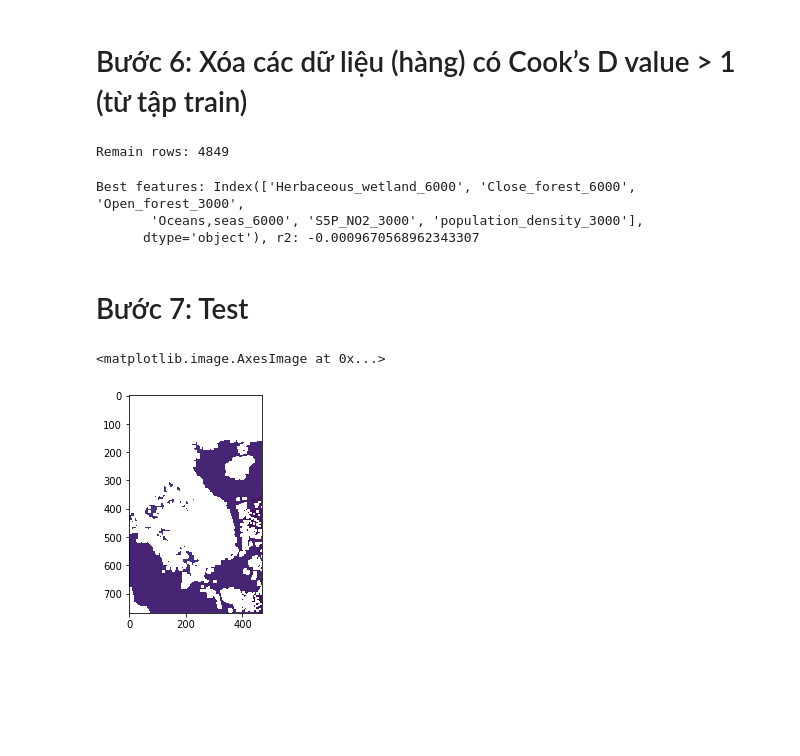
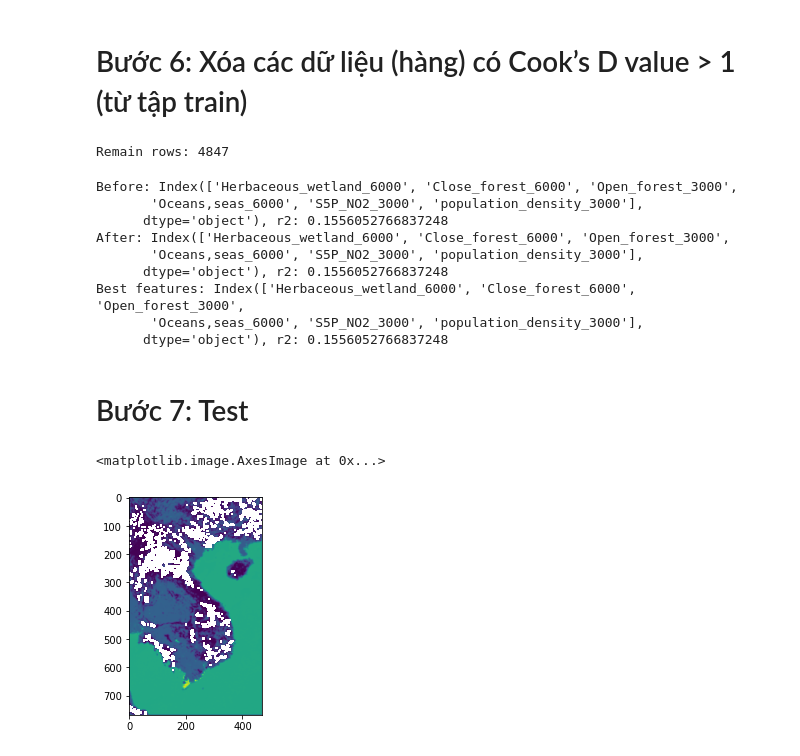
Before and after one commit to Minology/cvdhd-escape, a Jupyter notebook: land_use_regression.ipynb, the cells around one changed output. Saved outputs shown, nothing was run; the diff lists cells and outputs as text; code cells hidden in the pictures; blank space fills up the shorter version.

```diff
--- a/land_use_regression.ipynb
+++ b/land_use_regression.ipynb
@@ -324,26 +330,34 @@ def cal_cooks_distance(x, y, threshold):
     for i in range(len(cooks[0])):
         if cooks[0][i] <= threshold:
             rows.append(i)
-    return x.iloc[rows], y.iloc[rows]
+    return x.iloc[rows].drop(columns=['const']), y.iloc[rows]
 # %%
 COOKS_D_THRESHOLD = 1
-x, y = cal_cooks_distance(train_data[features], train_data['NO2'], COOKS_D_THRESHOLD)
+x_cook, y_cook = cal_cooks_distance(train_data[chosen_features], train_data['NO2'], COOKS_D_THRESHOLD)
 
-print(f"Remain rows: {len(x)}")
+print(f"Remain rows: {len(x_cook)}")
 # %% [output]
-Remain rows: 4849
+Remain rows: 4847
 # %%
 #  Train lại, so sánh với các mô hình trước.
-_, adjusted_r2 = get_model_and_r2(features)
+model_cook, adjusted_r2 = get_model_and_r2(chosen_features, x_cook, y_cook)
+print(f"Before: {chosen_features}, r2: {current_r2}")
+print(f"After: {chosen_features}, r2: {adjusted_r2}")
 if adjusted_r2 > current_r2:
-    chosen_features = features
     current_r2 = adjusted_r2
+    best_model = model_cook
 
 print(f"Best features: {chosen_features}, r2: {current_r2}")
 # %% [output]
+Before: Index(['Herbaceous_wetland_6000', 'Close_forest_6000', 'Open_forest_3000',
+       'Oceans,seas_6000', 'S5P_NO2_3000', 'population_density_3000'],
+      dtype='object'), r2: 0.1556052766837248
+After: Index(['Herbaceous_wetland_6000', 'Close_forest_6000', 'Open_forest_3000',
+       'Oceans,seas_6000', 'S5P_NO2_3000', 'population_density_3000'],
+      dtype='object'), r2: 0.1556052766837248
 Best features: Index(['Herbaceous_wetland_6000', 'Close_forest_6000', 'Open_forest_3000',
        'Oceans,seas_6000', 'S5P_NO2_3000', 'population_density_3000'],
-      dtype='object'), r2: -0.0009670568962343307
+      dtype='object'), r2: 0.1556052766837248
 # %% [markdown]
 # Bước 7: Test
 # %%
@@ -397,8 +409,6 @@ def CreateGeoTiff(NewFilePath, Array, driver, NDV,
     DataSet.GetRasterBand(1).SetNoDataValue(NDV)
     return NewFilePath
 # %%
-TEST_THRESHOLD = 300
-
 def test_date(date):
     templateFilePath = r'data/template.tif'
     array = ReadGeoTiff(templateFilePath)
@@ -410,7 +420,7 @@ def test_date(date):
     for i in range(len(no2)):
         lat, lon = test_locations[i]
         x, y = lat_to_x(lat), lon_to_y(lon)
-        if no2[i] > TEST_THRESHOLD:
+        if no2[i] >= 0:
             array[round(x)][round(y)] = no2[i]
 
     NDV, xsize, ysize, GeoT, Projection, DataType = GetGeoInfo(templateFilePath)
@@ -420,9 +430,9 @@ def test_date(date):
                                array, driver, NDV, xsize, ysize, GeoT, Projection, DataType)
     return array
 # %%
-# Thử test ngày 3/1/2019 và trực quan hóa kết quả
-output = test_date(datetime.datetime(2019, 1, 3))
+# Thử test ngày 16/2/2019 và trực quan hóa kết quả
+output = test_date(datetime.datetime(2019, 2, 16))
 plt.imshow(output)
 # %% [output]
 <matplotlib.image.AxesImage at 0x...>
-[figure, old version]
+[figure, new version]
```
Also changed, not shown: parts of 16 cells of this notebook.
